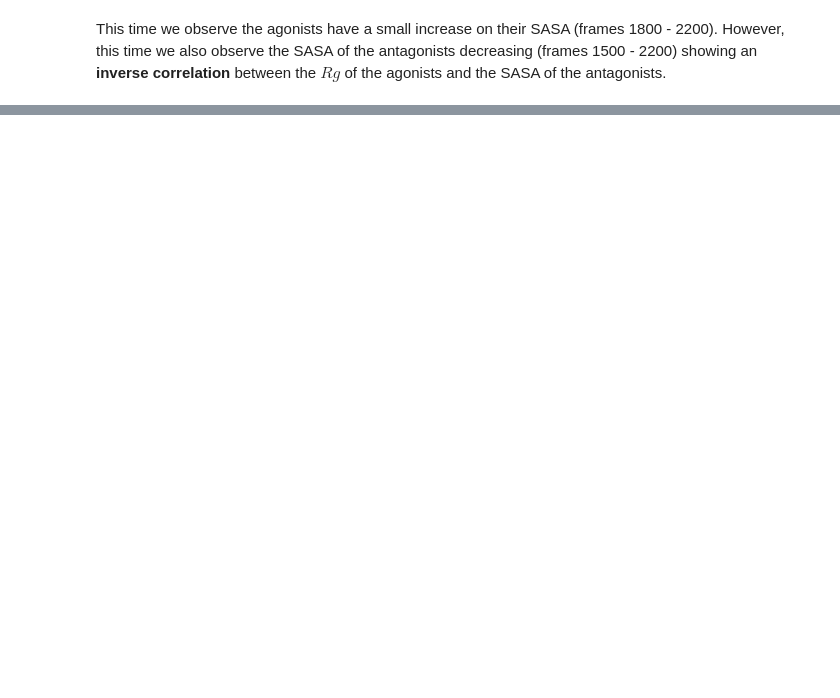
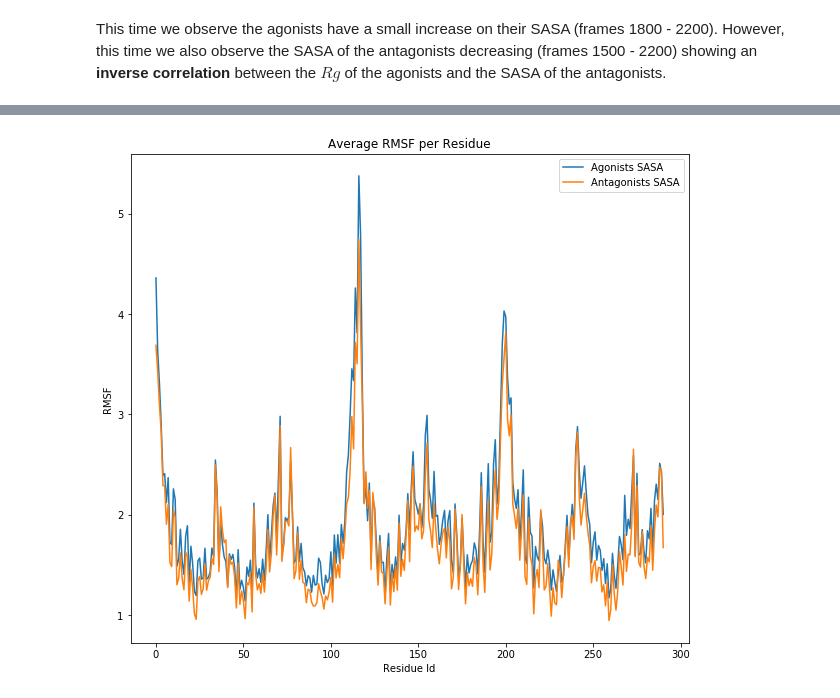
Before and after one commit to MikeXydas/MDSimsEval, a Jupyter notebook: MD_Analysis/AnalysisPipeline.ipynb, the cells around one changed output, grey strips where cells are left out. Drawn from its saved outputs; the diff is of its cells as text; code cells hidden in the pictures; blank space fills up the shorter version.

```diff
--- a/MD_Analysis/AnalysisPipeline.ipynb
+++ b/MD_Analysis/AnalysisPipeline.ipynb
@@ -425,0 +530,40 @@ This time we observe the agonists have a small increase on their SASA (frames 18
+# %%
+def calculate_average_cols_rmsf(analysis_actors_dict):
+    '''
+    Calculates the mean of the mean residue RMSF for the agonists.
+    Then does the same for the antagonists.
+
+    Args:
+        analysis_actors_dict: Dict(
+                                "Agonists": List[DirectoryPath (str), AnalysisActor.class]
+                                "Antagonists": List[DirectoryPath (str), AnalysisActor.class]
+                              )
+
+    Returns:
+        Tuple(np.array[#frames], np.array[#frames])
+    '''
+    stacked_agonists = get_avg_rmsf_per_residue(analysis_actors_dict['Agonists'][0][1])
+    for which_drug in analysis_actors_dict['Agonists'][1:]:
+        stacked_agonists = np.vstack((stacked_agonists, get_avg_rmsf_per_residue(which_drug[1])))
+    avg_agonists_cols = np.mean(stacked_agonists, axis=0)
+
+    stacked_antagonists = get_avg_rmsf_per_residue(analysis_actors_dict['Antagonists'][0][1])
+    for which_drug in analysis_actors_dict['Antagonists'][1:]:
+        stacked_antagonists = np.vstack((stacked_antagonists, get_avg_rmsf_per_residue(which_drug[1])))
+    avg_antagonists_cols = np.mean(stacked_antagonists, axis=0)
+
+    return (avg_agonists_cols, avg_antagonists_cols)
+
+agon_rmsf_residue_avg, antagon_rmsf_residue_avg = calculate_average_cols_rmsf(analysis_actors_dict)
+
+fig = plt.figure(figsize=(10, 9))
+ax = plt.subplot(111)
+ax.plot(np.arange(agon_rmsf_residue_avg.shape[0]), agon_rmsf_residue_avg, label="Agonists SASA")
+ax.plot(np.arange(agon_rmsf_residue_avg.shape[0]), antagon_rmsf_residue_avg, label="Antagonists SASA")
+ax.legend()
+ax.set_ylabel('RMSF')
+ax.set_xlabel('Residue Id')
+plt.title("Average RMSF per Residue")
+plt.show()
+# %% [output]
+[figure, added]
```
Also changed, not shown: parts of 12 cells of this notebook.
